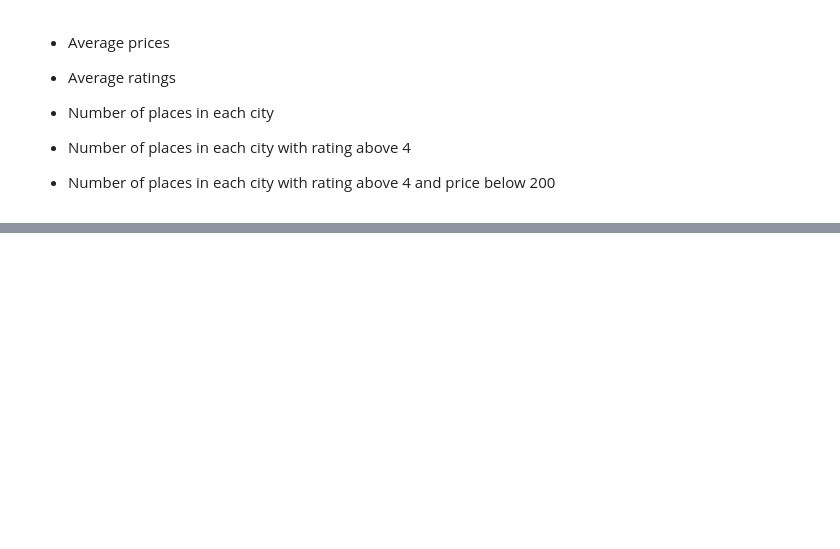
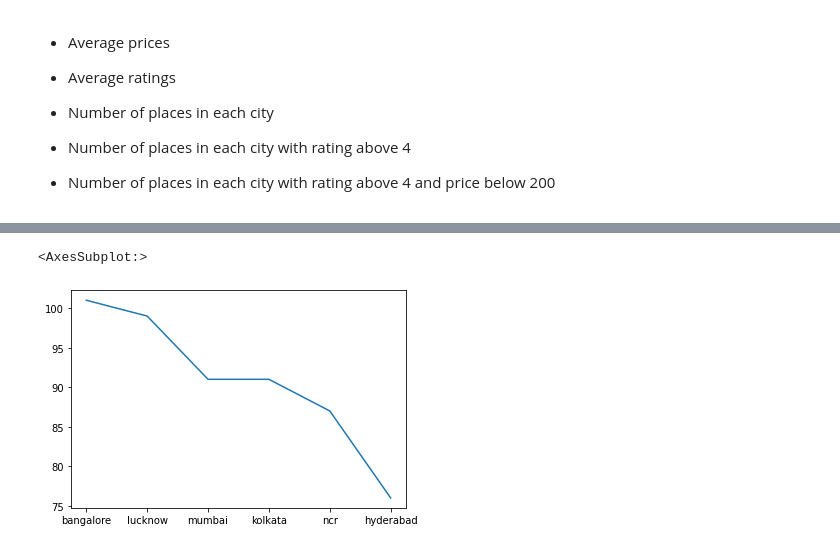
Before and after one commit to areenaarora/street-food-bluru, a Jupyter notebook: all-zomato-scrape.ipynb, the cells around one changed output, grey strips where cells are left out. Drawn from its saved outputs; the diff is of its cells as text; code cells hidden in the pictures; blank space fills up the shorter version.

```diff
--- a/all-zomato-scrape.ipynb
+++ b/all-zomato-scrape.ipynb
@@ -212,0 +404,5 @@ df
+# %%
+df.city.value_counts().plot()
+# %% [output]
+<AxesSubplot:>
+[figure, added]
```
Also changed, not shown: parts of 22 cells of this notebook, 1 other file.
